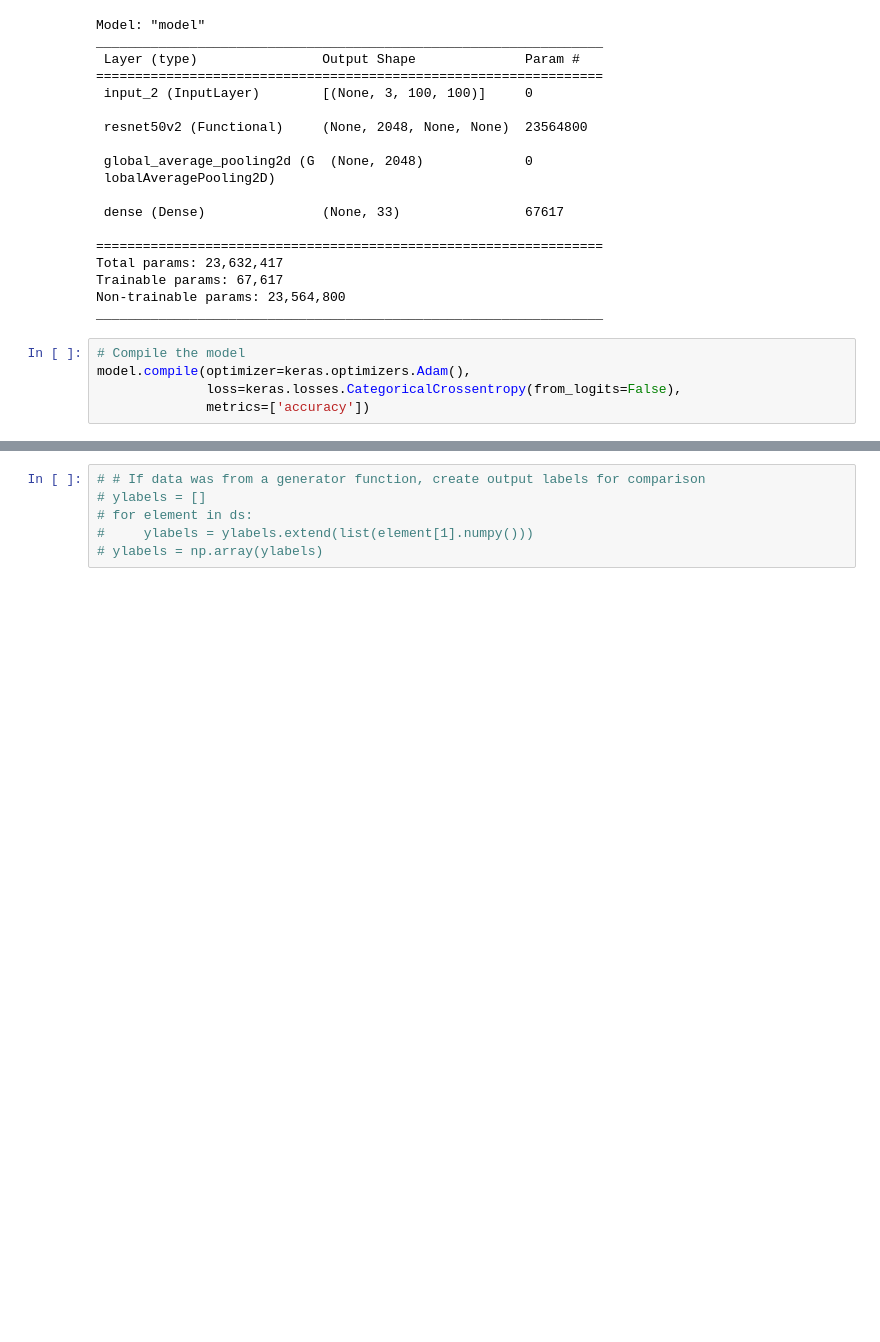
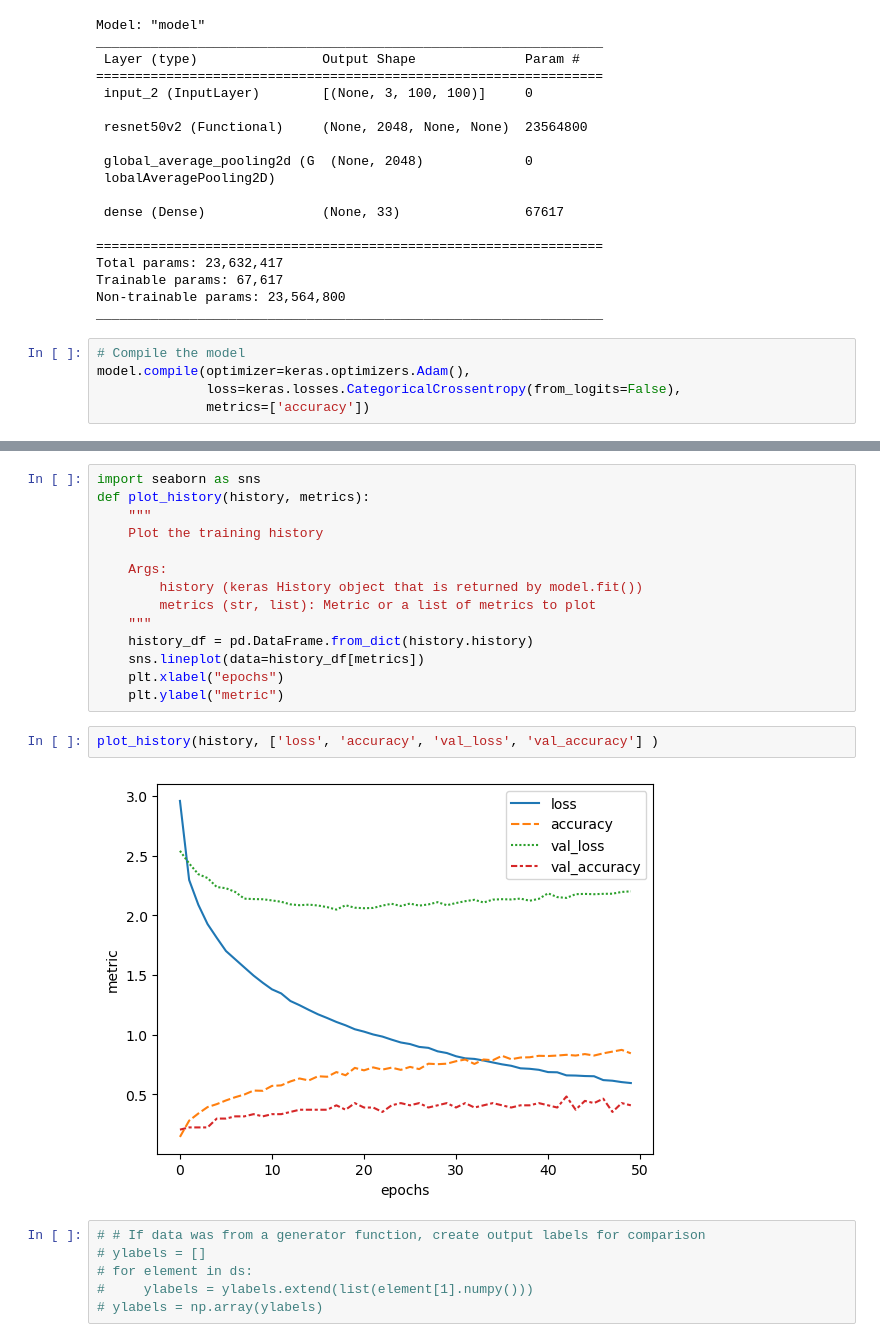
Before and after one commit to XAI4GEO/Deepforest_Trials, a Jupyter notebook: RESNET/experiment2.ipynb, the cells around one changed output, grey strips where cells are left out. Drawn from its saved outputs; the diff is of its cells as text; blank space fills up the shorter version.

```diff
--- a/RESNET/experiment2.ipynb
+++ b/RESNET/experiment2.ipynb
@@ -281,3 +281,21 @@ ypred_val = np.argmax(model.predict(X_test), axis=1)
+# %%
+import seaborn as sns
+def plot_history(history, metrics):
+    """
+    Plot the training history
+
+    Args:
+        history (keras History object that is returned by model.fit())
+        metrics (str, list): Metric or a list of metrics to plot
+    """
+    history_df = pd.DataFrame.from_dict(history.history)
+    sns.lineplot(data=history_df[metrics])
+    plt.xlabel("epochs")
+    plt.ylabel("metric")
+# %%
+plot_history(history, ['loss', 'accuracy', 'val_loss', 'val_accuracy'] )
+# %% [output]
+[figure, added]
 # %%
 # # If data was from a generator function, create output labels for comparison
 # ylabels = []
```
Also changed, not shown: parts of 4 cells of this notebook, 1 other file.
